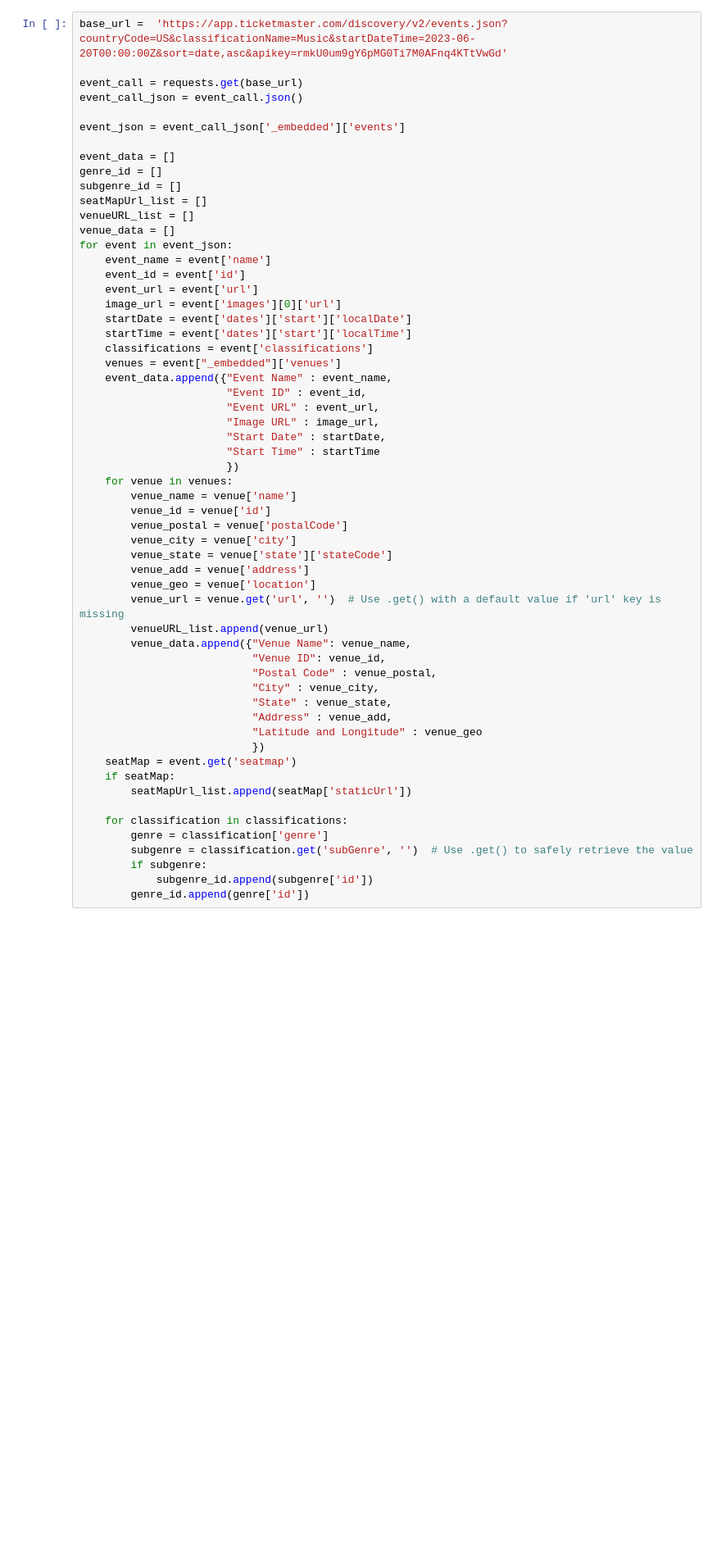
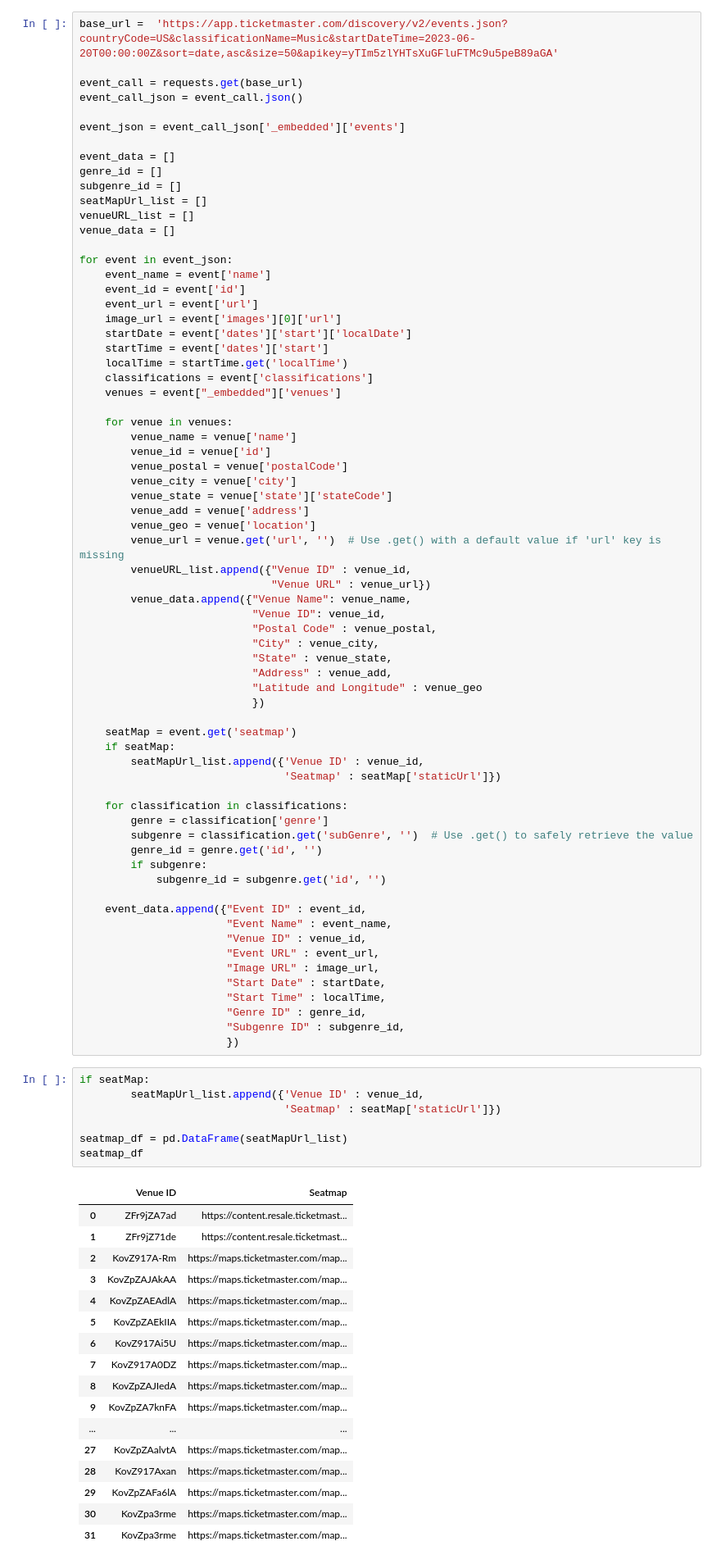
Before and after one commit to chanellelgonzalez/Project03_Visualization_SHOWWW, a Jupyter notebook: ticket_dev_api_import.ipynb, the cells around one changed output. Shown at 82% size. Cells and saved outputs as stored; diff of their text form; blank space fills up the shorter version.

```diff
--- a/ticket_dev_api_import.ipynb
+++ b/ticket_dev_api_import.ipynb
@@ -49,5 +82,5 @@ genre_df.to_csv('csv_tables/genre.csv')
 # %%
-base_url =  'https://app.ticketmaster.com/discovery/v2/events.json?countryCode=US&classificationName=Music&startDateTime=2023-06-20T00:00:00Z&sort=date,asc&apikey=rmkU0um9gY6pMG0Ti7M0AFnq4KTtVwGd'
+base_url =  'https://app.ticketmaster.com/discovery/v2/events.json?countryCode=US&classificationName=Music&startDateTime=2023-06-20T00:00:00Z&sort=date,asc&size=50&apikey=yTIm5zlYHTsXuGFluFTMc9u5peB89aGA'
 
 event_call = requests.get(base_url)
 event_call_json = event_call.json()
@@ -60,22 +93,18 @@ subgenre_id = []
 seatMapUrl_list = []
 venueURL_list = []
 venue_data = []
+
 for event in event_json:
     event_name = event['name']
     event_id = event['id']
     event_url = event['url']
     image_url = event['images'][0]['url']
     startDate = event['dates']['start']['localDate']
-    startTime = event['dates']['start']['localTime']
+    startTime = event['dates']['start']
+    localTime = startTime.get('localTime')
     classifications = event['classifications']
     venues = event["_embedded"]['venues']
-    event_data.append({"Event Name" : event_name,
-                       "Event ID" : event_id,
-                       "Event URL" : event_url,
-                       "Image URL" : image_url,
-                       "Start Date" : startDate,
-                       "Start Time" : startTime
-                       })
+
     for venue in venues:
         venue_name = venue['name']
         venue_id = venue['id']
@@ -85,7 +114,8 @@ for event in event_json:
         venue_add = venue['address']
         venue_geo = venue['location']
         venue_url = venue.get('url', '')  # Use .get() with a default value if 'url' key is missing
-        venueURL_list.append(venue_url)
+        venueURL_list.append({"Venue ID" : venue_id,
+                              "Venue URL" : venue_url})
         venue_data.append({"Venue Name": venue_name,
                            "Venue ID": venue_id,
                            "Postal Code" : venue_postal,
@@ -94,13 +124,51 @@ for event in event_json:
                            "Address" : venue_add,
                            "Latitude and Longitude" : venue_geo
                            })
+
     seatMap = event.get('seatmap')
     if seatMap:
-        seatMapUrl_list.append(seatMap['staticUrl'])
+        seatMapUrl_list.append({'Venue ID' : venue_id,
+                                'Seatmap' : seatMap['staticUrl']})
 
     for classification in classifications:
         genre = classification['genre']
         subgenre = classification.get('subGenre', '')  # Use .get() to safely retrieve the value
+        genre_id = genre.get('id', '')
         if subgenre:
-            subgenre_id.append(subgenre['id'])
-        genre_id.append(genre['id'])
+            subgenre_id = subgenre.get('id', '')
+
+    event_data.append({"Event ID" : event_id,
+                       "Event Name" : event_name,
+                       "Venue ID" : venue_id,
+                       "Event URL" : event_url,
+                       "Image URL" : image_url,
+                       "Start Date" : startDate,
+                       "Start Time" : localTime,
+                       "Genre ID" : genre_id,
+                       "Subgenre ID" : subgenre_id,
+                       })
+# %%
+if seatMap:
+        seatMapUrl_list.append({'Venue ID' : venue_id,
+                                'Seatmap' : seatMap['staticUrl']})
+
+seatmap_df = pd.DataFrame(seatMapUrl_list)
+seatmap_df
+# %% [output]
+|  | Venue ID | Seatmap |
+| 0 | ZFr9jZA7ad | https://content.resale.ticketmast... |
+| 1 | ZFr9jZ71de | https://content.resale.ticketmast... |
+| 2 | KovZ917A-Rm | https://maps.ticketmaster.com/map... |
+| 3 | KovZpZAJAkAA | https://maps.ticketmaster.com/map... |
+| 4 | KovZpZAEAdlA | https://maps.ticketmaster.com/map... |
+| 5 | KovZpZAEkIIA | https://maps.ticketmaster.com/map... |
+| 6 | KovZ917Ai5U | https://maps.ticketmaster.com/map... |
+| 7 | KovZ917A0DZ | https://maps.ticketmaster.com/map... |
+| 8 | KovZpZAJIedA | https://maps.ticketmaster.com/map... |
+| 9 | KovZpZA7knFA | https://maps.ticketmaster.com/map... |
+| ... | ... | ... |
+| 27 | KovZpZAalvtA | https://maps.ticketmaster.com/map... |
+| 28 | KovZ917Axan | https://maps.ticketmaster.com/map... |
+| 29 | KovZpZAFa6lA | https://maps.ticketmaster.com/map... |
+| 30 | KovZpa3rme | https://maps.ticketmaster.com/map... |
+| 31 | KovZpa3rme | https://maps.ticketmaster.com/map... |
```
Also changed, not shown: parts of 4 cells of this notebook, 3 other files.
